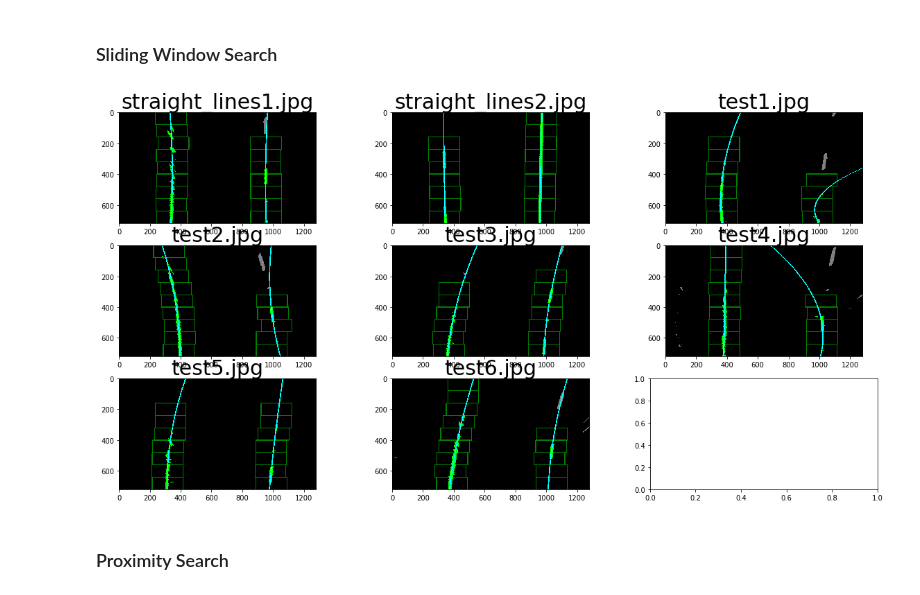
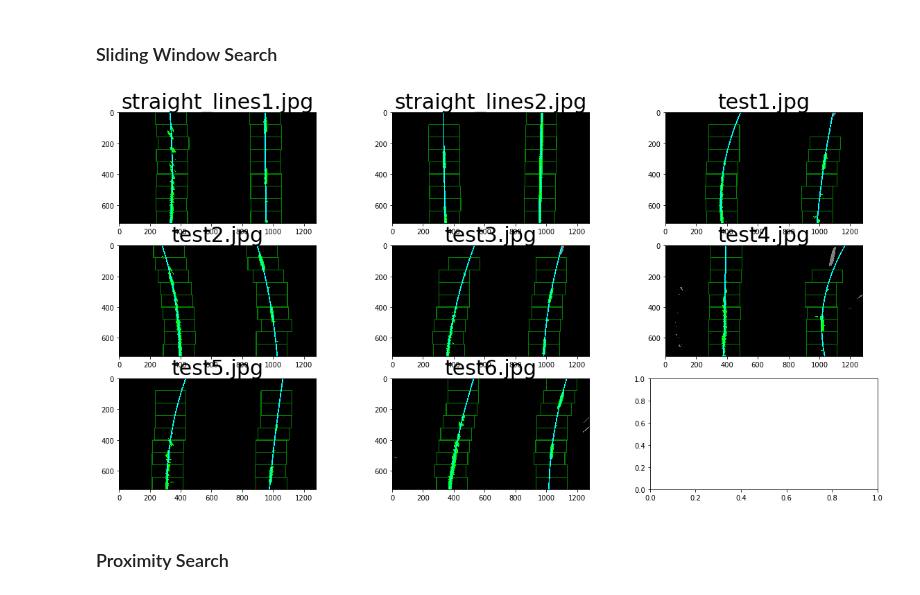
Before and after one commit to benjaminsoellner/CarND-Advanced-Lane-Lines, a Jupyter notebook: CarND 04 Advanced Lane Line Detection.ipynb, the cells around one changed output. Cells and saved outputs as stored; diff of their text form; code cells hidden in the pictures.

```diff
--- a/CarND 04 Advanced Lane Line Detection.ipynb
+++ b/CarND 04 Advanced Lane Line Detection.ipynb
@@ -482,7 +540,8 @@ class Lane:
 # nwindows = number of sliding windows
 # wmargin = Set the width of the windows +/- margin
 # minpix = minimum number of pixels found to recenter window
-def slidewindow_search(image, nwindows=9, wmargin=100, minpix=50, giveupafter=2):
+# giveupafter = give up lane tracing after not finding minpix number of pixels for a number of sliding windows
+def slidewindow_search(image, nwindows=9, wmargin=100, minpix=50, giveupafter=3):
     # preprocess image and find base line pixels
     lane_line_img = find_lane_line_pixels(image)
     _, max_xs_ys = find_base(lane_line_img)
@@ -501,63 +560,80 @@ def slidewindow_search(image, nwindows=9, wmargin=100, minpix=50, giveupafter=2)
     # Create empty lists to receive left and right lane pixel indices
     left_idxs = []
     right_idxs = []
-    # Step through sliding windows
+    # Keep a counter to cancel tracing the lane if we didn't find minpix number of lane
+    # line pixels after a certain (giveupafter) number of trials
     giveup_left = 0
     giveup_right = 0
+    # Step through sliding windows
     for w in range(nwindows):
         # Identify sliding windows
         w_y_lo = lane_line_img.shape[0] - (w+1)*wheight
         w_y_hi = lane_line_img.shape[0] - w*wheight
-        # Left lane
+        # Left lane - only look if we didn't give up yet
         if giveup_left < giveupafter:
+            # define x-range of sliding window
             w_xleft_lo = leftx_now - wmargin
             w_xleft_hi = leftx_now + wmargin
+            # add all the lane line pixels in sliding window
             w_left_idxs = ((nonzeroy >= w_y_lo) & (nonzeroy < w_y_hi) & (nonzerox >= w_xleft_lo) & (nonzerox < w_xleft_hi)).nonzero()[0]
             left_idxs.extend(w_left_idxs)
+            # add visualization for debugging
             cv2.rectangle(out_img,(w_xleft_lo,w_y_lo),(w_xleft_hi,w_y_hi),(0.,0.5,0.), 4)
             if len(w_left_idxs) > minpix:
+                # update sliding window center
                 leftx_now = np.int(np.mean(nonzerox[w_left_idxs]))
             else:
+                # or update counter of unsuccessful sliding windows
                 giveup_left += 1
-        # Right lane
+        # Right lane - only look if we didn't give up yet
         if giveup_right < giveupafter:
+            # define x-range of sliding window
             w_xright_lo = rightx_now - wmargin
             w_xright_hi = rightx_now + wmargin
+            # add all the lane line pixels in sliding window
             w_right_idxs = ((nonzeroy >= w_y_lo) & (nonzeroy < w_y_hi) & (nonzerox >= w_xright_lo) & (nonzerox < w_xright_hi)).nonzero()[0]
             right_idxs.extend(w_right_idxs)
+            # add visualization for debugging
             cv2.rectangle(out_img,(w_xright_lo,w_y_lo),(w_xright_hi,w_y_hi),(0.,0.5,0.), 4)
             if len(w_right_idxs) > minpix:
+                # update sliding window center
                 rightx_now = np.int(np.mean(nonzerox[w_right_idxs]))
             else:
+                # or update counter of unsuccessful sliding windows
                 giveup_right += 1
     # Extract left and right line pixel positions
     left_xs = nonzerox[left_idxs]
     left_ys = nonzeroy[left_idxs]
     right_xs = nonzerox[right_idxs]
     right_ys = nonzeroy[right_idxs]
+    # Visualize for the purpose of debugging
     out_img[nonzeroy[left_idxs], nonzerox[left_idxs]] = [0., 1., 0.]
     out_img[nonzeroy[right_idxs], nonzerox[right_idxs]] = [0., 1., 0.]
     # Get Lane Lines
     if len(left_xs)==0 or len(right_xs)==0:
+        # Nothing was found now :(
         return None, out_img
     else:
+        # Otherwise: create LaneLine objects
         left_line = LaneLine(left_xs, left_ys)
         right_line = LaneLine(right_xs, right_ys)
+        # Visualize for the purpose of debugging
         fit_ys = np.linspace(0, lane_line_img.shape[0]-1, lane_line_img.shape[0] )
         left_fit_xs = left_line.sample_poly(fit_ys)
         right_fit_xs = right_line.sample_poly(fit_ys)
         for y, left_x, right_x in zip(fit_ys, left_fit_xs, right_fit_xs):
             out_img[int(y), int(left_x-4):int(left_x+4)] = [0., 1., 1.]
             out_img[int(y), int(right_x-4):int(right_x+4)] = [0., 1., 1.]
         return Lane(left_line, right_line), out_img
 
+# Testing function (returning the debugging image and discarding the Lane objects)
 def slidewindow_and_plot(image):
     _, out_img = slidewindow_search(image)
     return out_img
 
 run_all_test_images(slidewindow_and_plot)
 # %% [output]
-[figure, old version]
+[figure, new version]
 # %% [markdown]
 ### Proximity Search
 # %%
```
Also changed, not shown: parts of 34 cells of this notebook, 5 other files.
